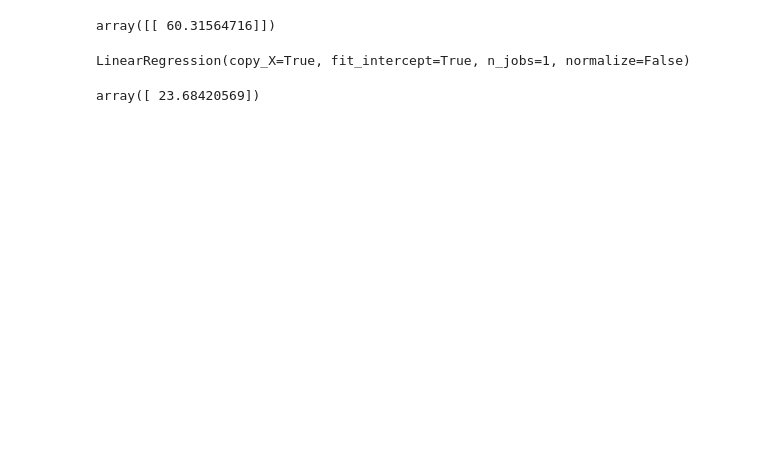
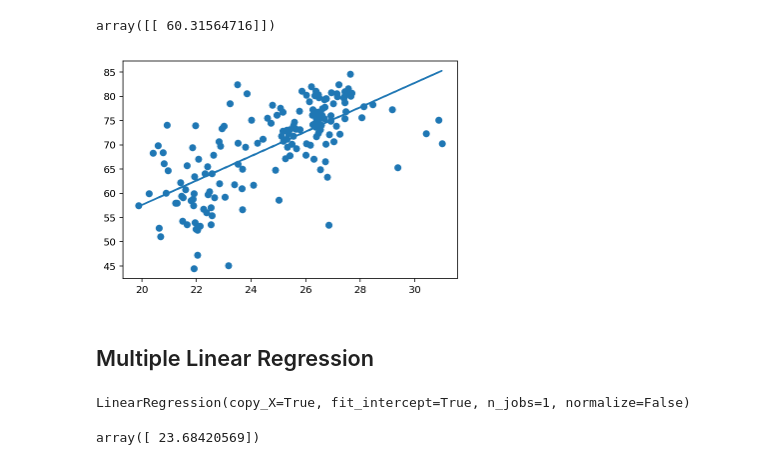
Before and after one commit to ajaybhat/Deep-Learning-Workshop, a Jupyter notebook: 1. Linear Regression with Scikit Learn.ipynb, the cells around one changed output. Drawn from its saved outputs; the diff is of its cells as text; code cells hidden in the pictures; blank space fills up the shorter version.

```diff
--- a/1. Linear Regression with Scikit Learn.ipynb
+++ b/1. Linear Regression with Scikit Learn.ipynb
@@ -37,6 +39,14 @@ laos_life_exp = bmi_life_model.predict(21.07931)
 laos_life_exp
 # %% [output]
 array([[ 60.31564716]])
+# %%
+plt.scatter(bmi_life_data['BMI'],bmi_life_data['Life expectancy'])
+plt.plot(bmi_life_data[['BMI']],bmi_life_model.predict(bmi_life_data[['BMI']]))
+plt.show()
+# %% [output]
+[figure, added]
+# %% [markdown]
+## Multiple Linear Regression
 # %%
 # Load the data from the the boston house-prices dataset
 boston_data = load_boston()
```
Also changed, not shown: parts of 2 cells of this notebook, 2 other files.
